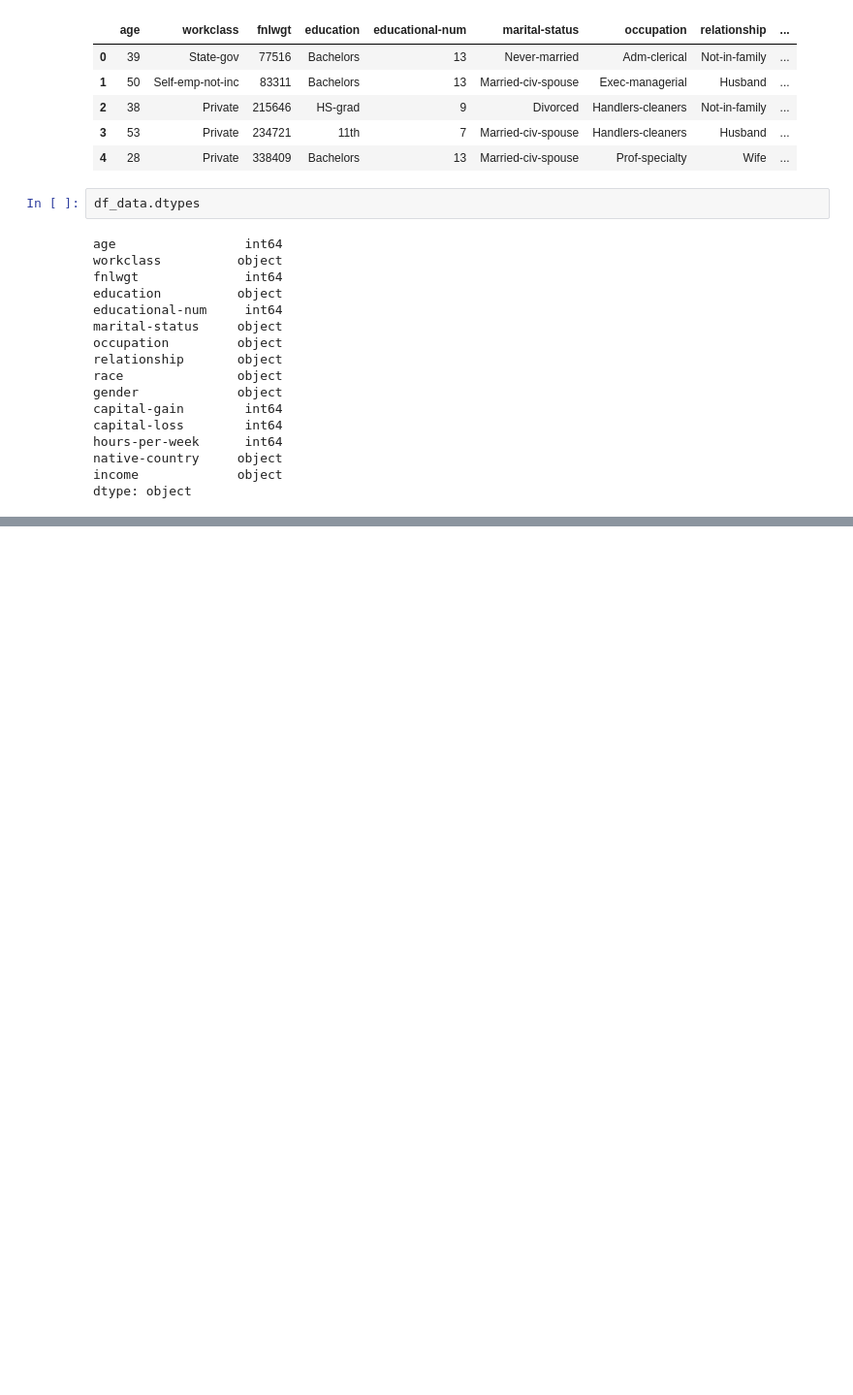
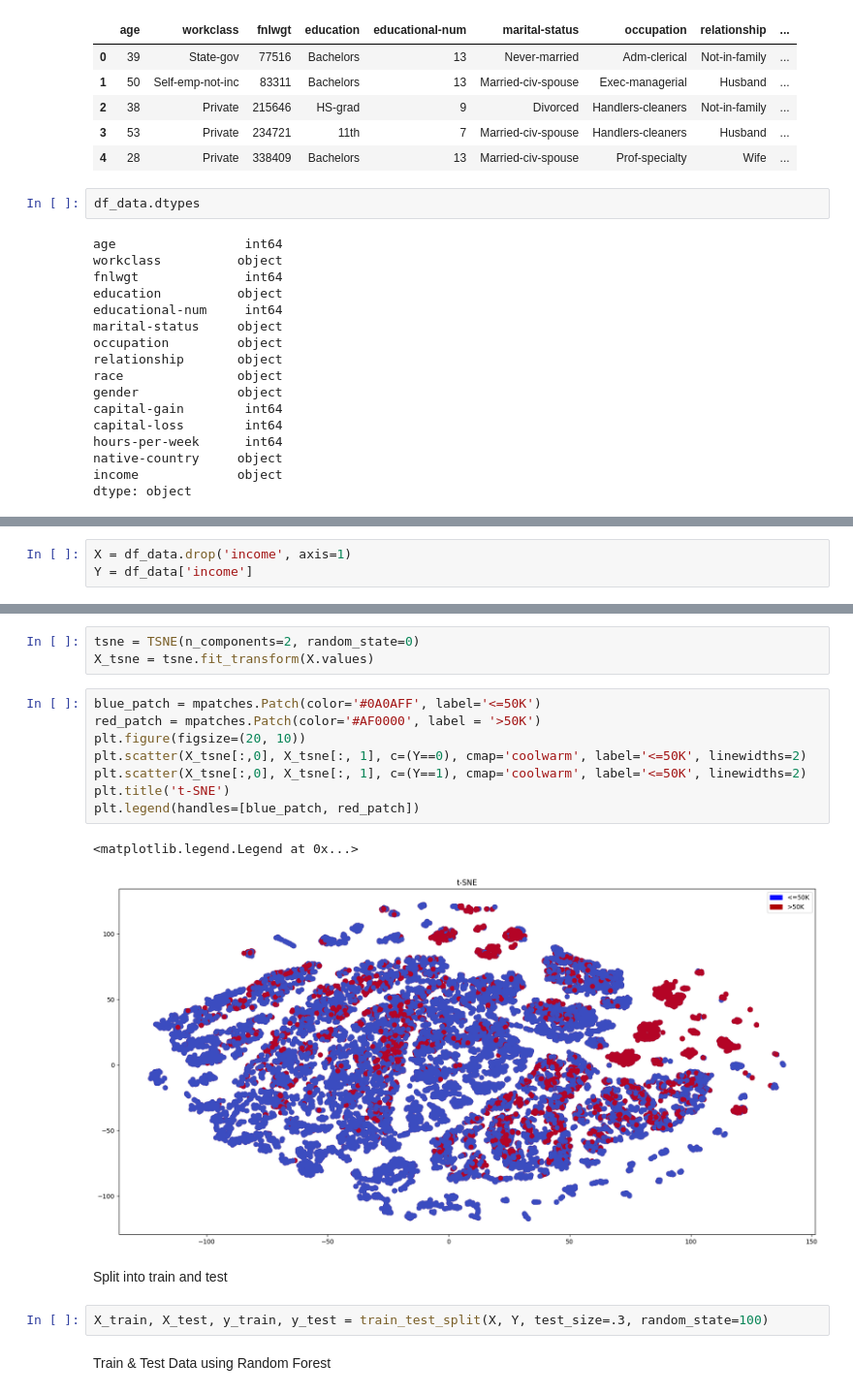
Before and after one commit to GeorgeGithiri5/DS, a Jupyter notebook: ML_deployments/heruku-deployments/model/income_predictions.ipynb, the cells around one changed output, grey strips where cells are left out. Shown at 97% size. Saved outputs shown, nothing was run; the diff lists cells and outputs as text; blank space fills up the shorter version.

Commit message:
Feature: Train Model

```diff
--- a/ML_deployments/heruku-deployments/model/income_predictions.ipynb
+++ b/ML_deployments/heruku-deployments/model/income_predictions.ipynb
@@ -46,0 +103,3 @@ dtype: object
+# %%
+X = df_data.drop('income', axis=1)
+Y = df_data['income']
@@ -46,0 +108,20 @@ dtype: object
+# %%
+tsne = TSNE(n_components=2, random_state=0)
+X_tsne = tsne.fit_transform(X.values)
+# %%
+blue_patch = mpatches.Patch(color='#0A0AFF', label='<=50K')
+red_patch = mpatches.Patch(color='#AF0000', label = '>50K')
+plt.figure(figsize=(20, 10))
+plt.scatter(X_tsne[:,0], X_tsne[:, 1], c=(Y==0), cmap='coolwarm', label='<=50K', linewidths=2)
+plt.scatter(X_tsne[:,0], X_tsne[:, 1], c=(Y==1), cmap='coolwarm', label='<=50K', linewidths=2)
+plt.title('t-SNE')
+plt.legend(handles=[blue_patch, red_patch])
+# %% [output]
+<matplotlib.legend.Legend at 0x...>
+[figure, added]
+# %% [markdown]
+Split into train and test
+# %%
+X_train, X_test, y_train, y_test = train_test_split(X, Y, test_size=.3, random_state=100)
+# %% [markdown]
+Train & Test Data using Random Forest
```
Also changed, not shown: parts of 15 cells of this notebook.
